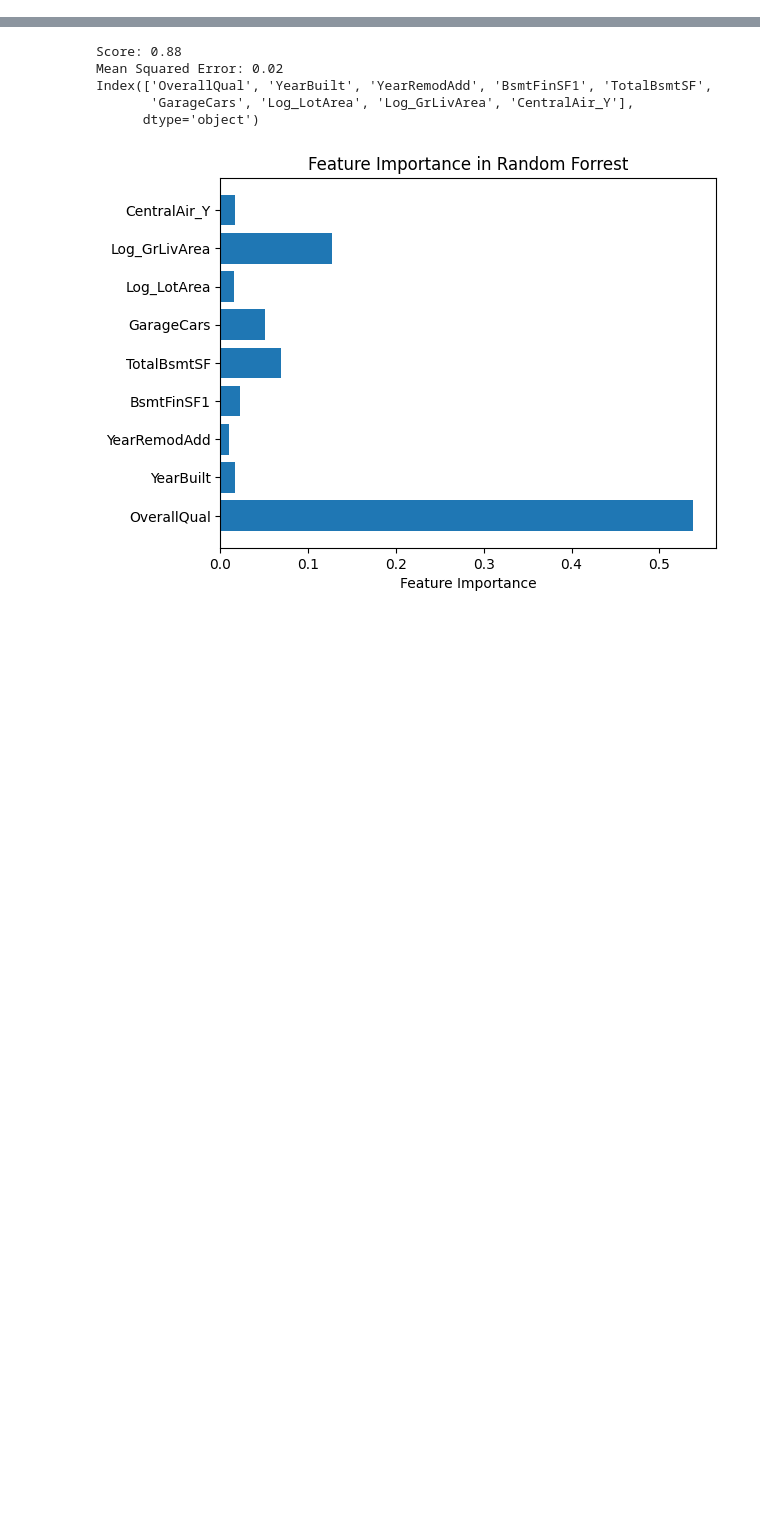
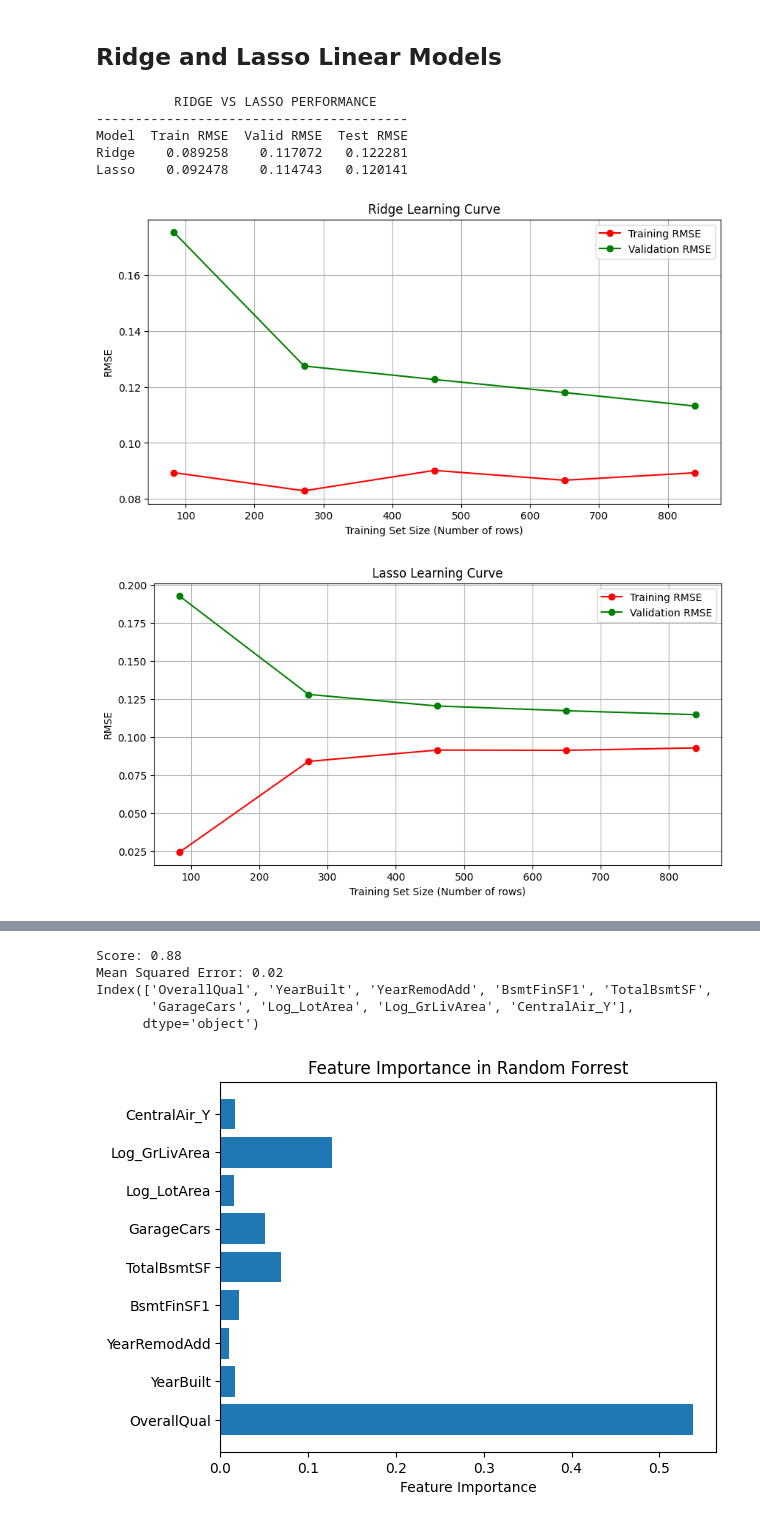
Before and after one commit to Kabir5296/HousingPrices-DS675-Project, a Jupyter notebook: modelling.ipynb, the cells around one changed output, grey strips where cells are left out. Saved outputs shown, nothing was run; the diff lists cells and outputs as text; code cells hidden in the pictures; blank space fills up the shorter version.

```diff
--- a/modelling.ipynb
+++ b/modelling.ipynb
@@ -146,0 +50,70 @@ Best XGB Params: {'n_estimators': 2365, 'learning_rate': 0.014264558720150096, '
+# %% [markdown]
+## Ridge and Lasso Linear Models
+# %%
+import matplotlib.pyplot as plt
+import numpy as np
+import pandas as pd
+from sklearn.linear_model import RidgeCV, LassoCV
+from sklearn.pipeline import make_pipeline
+from sklearn.preprocessing import RobustScaler
+from sklearn.metrics import mean_squared_error
+from sklearn.model_selection import learning_curve
+
+ridge_model = make_pipeline(
+    RobustScaler(),
+    RidgeCV(alphas=[0.1, 1, 5, 10, 20], cv=5)
+)
+
+lasso_model = make_pipeline(
+    RobustScaler(),
+    LassoCV(alphas=[0.0001, 0.0003, 0.0005, 0.001], cv=5, random_state=42)
+)
+
+ridge_model.fit(X_train, Y_train)
+lasso_model.fit(X_train, Y_train)
+
+def get_metrics(model, name):
+    rmse_train = np.sqrt(mean_squared_error(Y_train, model.predict(X_train)))
+    rmse_val   = np.sqrt(mean_squared_error(Y_val, model.predict(X_val)))
+    rmse_test  = np.sqrt(mean_squared_error(Y_test, model.predict(X_test)))
+    return [name, rmse_train, rmse_val, rmse_test]
+
+results = []
+results.append(get_metrics(ridge_model, "Ridge"))
+results.append(get_metrics(lasso_model, "Lasso"))
+
+df_results = pd.DataFrame(results, columns=["Model", "Train RMSE", "Valid RMSE", "Test RMSE"])
+print("          RIDGE VS LASSO PERFORMANCE")
+print("-"*40)
+print(df_results.to_string(index=False))
+
+def plot_sklearn_learning_curve(model, X, y, title):
+    train_sizes, train_scores, val_scores = learning_curve(
+        model, X, y, cv=5, scoring='neg_mean_squared_error',
+        train_sizes=np.linspace(0.1, 1.0, 5), n_jobs=-1, random_state=42
+    )
+
+    train_rmse_mean = np.sqrt(-train_scores.mean(axis=1))
+    val_rmse_mean = np.sqrt(-val_scores.mean(axis=1))
+
+    plt.figure(figsize=(10, 5))
+    plt.plot(train_sizes, train_rmse_mean, 'o-', color="r", label="Training RMSE")
+    plt.plot(train_sizes, val_rmse_mean, 'o-', color="g", label="Validation RMSE")
+    plt.title(title)
+    plt.xlabel("Training Set Size (Number of rows)")
+    plt.ylabel("RMSE")
+    plt.legend()
+    plt.grid(True)
+    plt.show()
+
+# 6. Plot Curves
+plot_sklearn_learning_curve(ridge_model, X_train, Y_train, "Ridge Learning Curve")
+plot_sklearn_learning_curve(lasso_model, X_train, Y_train, "Lasso Learning Curve")
+# %% [output]
+          RIDGE VS LASSO PERFORMANCE
+----------------------------------------
+Model  Train RMSE  Valid RMSE  Test RMSE
+Ridge    0.089258    0.117072   0.122281
+Lasso    0.092478    0.114743   0.120141
+[figure, added]
+[figure, added]
```
Also changed, not shown: parts of 16 cells of this notebook.
